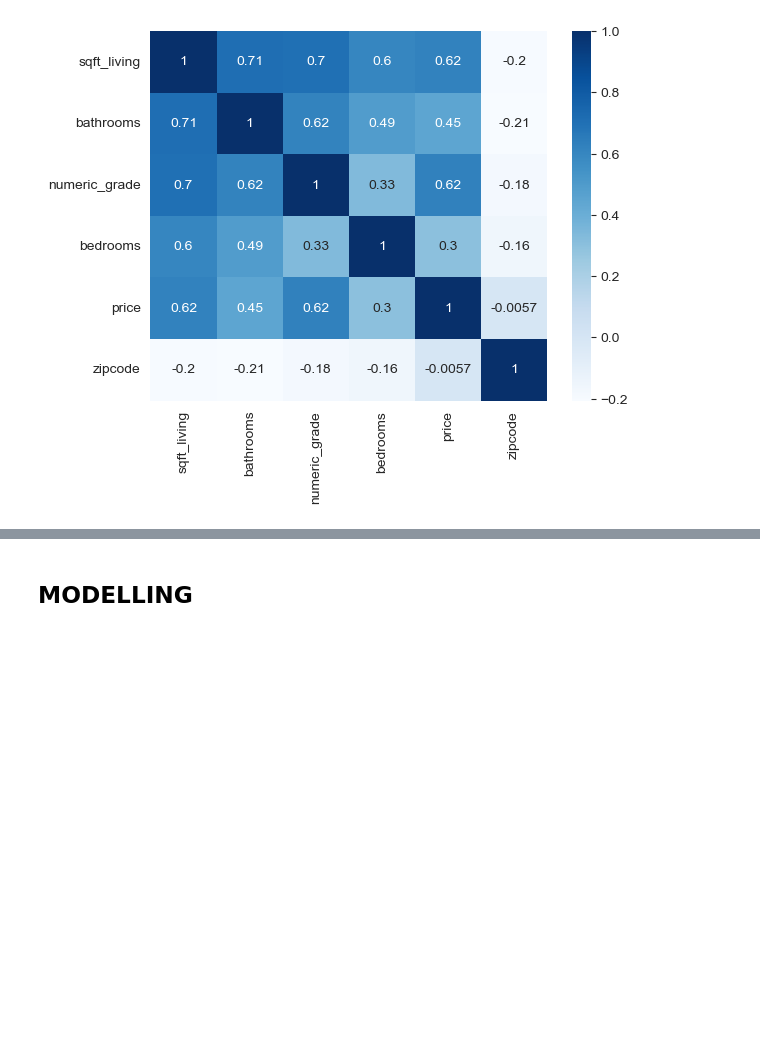
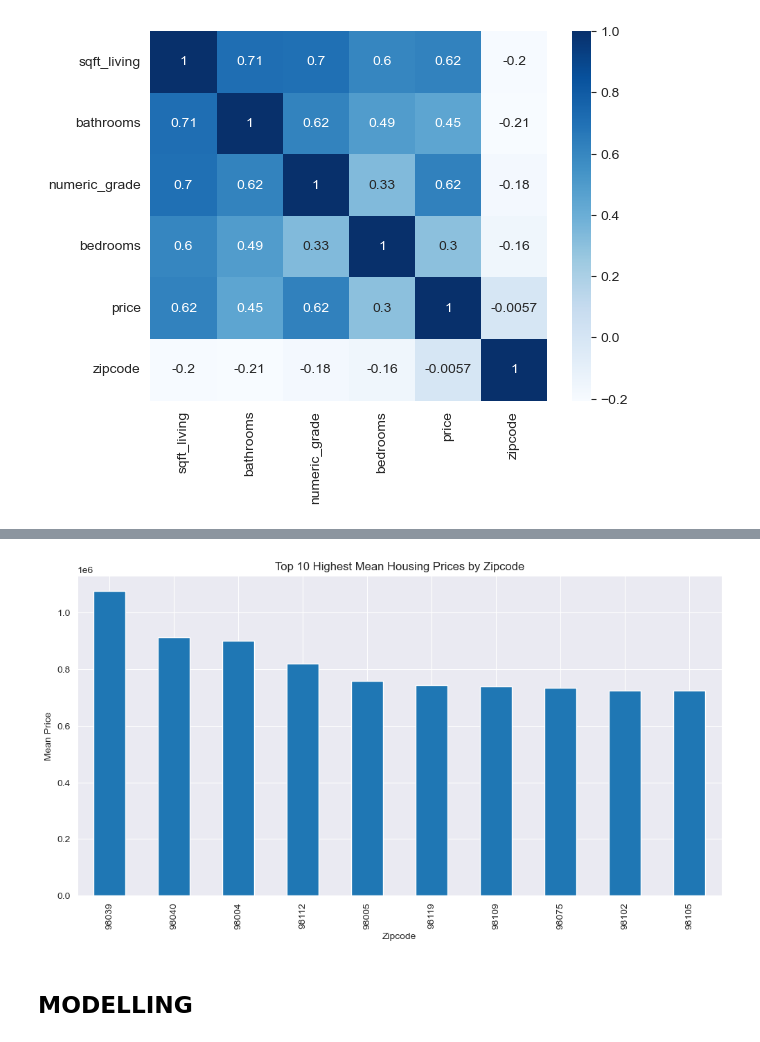
Before and after one commit to swalehmwadime/dsc-phase-2-project-v2-3, a Jupyter notebook: student.ipynb, the cells around one changed output, grey strips where cells are left out. Saved outputs shown, nothing was run; the diff lists cells and outputs as text; code cells hidden in the pictures; blank space fills up the shorter version.

```diff
--- a/student.ipynb
+++ b/student.ipynb
@@ -405,3 +432,16 @@ sns.heatmap(data.corr(),annot=True,cmap='Blues')
+# %%
+# Group the data by zipcode and compute the mean price for each zipcode
+grouped_data = data.groupby('zipcode')['price'].mean()
+
+# Sort the data by mean price and plot the top 10 zipcodes
+top_10_zipcodes = grouped_data.sort_values(ascending=False)[:10]
+top_10_zipcodes.plot(kind='bar', figsize=(12,6))
+plt.xlabel('Zipcode')
+plt.ylabel('Mean Price')
+plt.title('Top 10 Highest Mean Housing Prices by Zipcode')
+plt.show()
+# %% [output]
+[figure, added]
 # %% [markdown]
 ## MODELLING
 # %%
```
Also changed, not shown: parts of 12 cells of this notebook.
